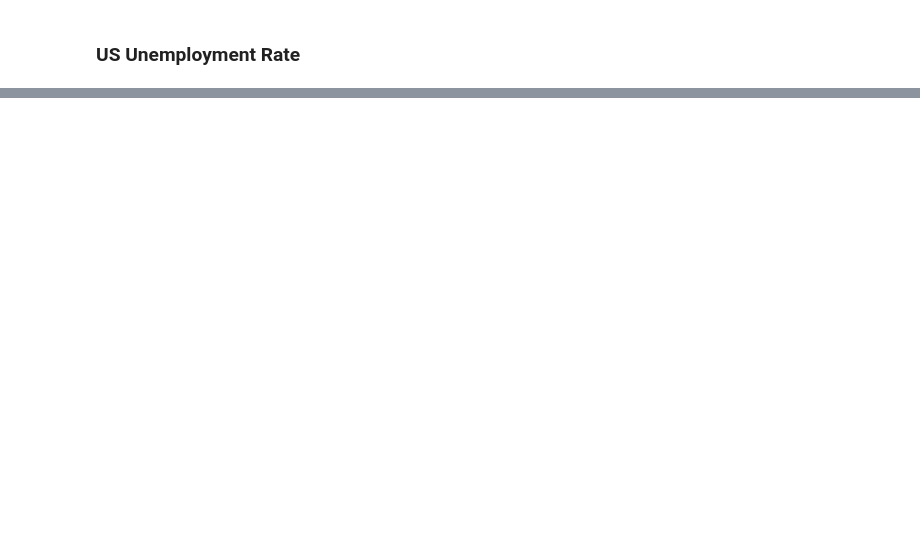
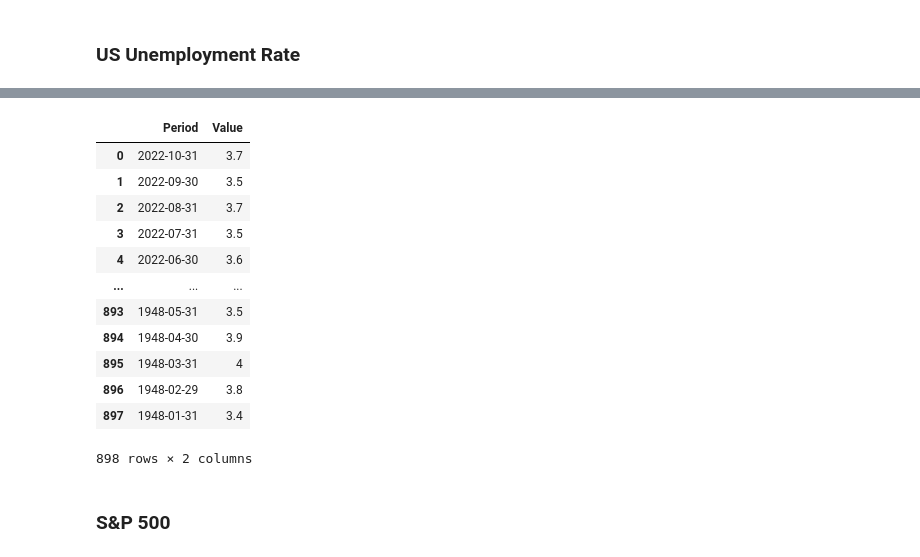
Before and after one commit to RaphHer/Project_Final_Ironhack, a Jupyter notebook: 2. Exploring the data .ipynb, the cells around one changed output, grey strips where cells are left out. Saved outputs shown, nothing was run; the diff lists cells and outputs as text; code cells hidden in the pictures; blank space fills up the shorter version.

```diff
--- a/2. Exploring the data .ipynb
+++ b/2. Exploring the data .ipynb
@@ -207,0 +193,45 @@ df_cpi_us = pd.read_excel(r"C:\Users\rapha\OneDrive\ironhack\projects\Project_Fi
+# %%
+# Get rid of NaN values
+df_unr_us.dropna(inplace=True) # get rid of Nan Values
+
+
+
+# Rename the column with the right name
+df_unr_us.rename(columns={'Unnamed: 0': 'Period',
+                            'Unnamed: 1': 'Value',
+                            'Unnamed: 2' : 'Simple Growth Rate %',
+                            'Unnamed: 3' : 'Y-o-Y Change %',
+                            'Unnamed: 4' : 'Annual % Rate',
+                            'Unnamed: 5' : 'Type'},
+                              inplace=True, errors='raise')
+
+# drop the row with the column name
+df_unr_us = df_unr_us.drop([df_unr_us.index[0]])
+
+
+# Reset the index
+df_unr_us.reset_index(drop=True, inplace=True)
+df_unr_us
+
+#delete columns
+df_unr_us.drop(['Type', 'Simple Growth Rate %', "Y-o-Y Change %", "Annual % Rate"], axis = 1, inplace = True)
+
+# Transform the date
+df_unr_us["Period"] = pd.to_datetime(df_unr_us["Period"])
+df_unr_us
+# %% [output]
+|  | Period | Value |
+| 0 | 2022-10-31 | 3.7 |
+| 1 | 2022-09-30 | 3.5 |
+| 2 | 2022-08-31 | 3.7 |
+| 3 | 2022-07-31 | 3.5 |
+| 4 | 2022-06-30 | 3.6 |
+| ... | ... | ... |
+| 893 | 1948-05-31 | 3.5 |
+| 894 | 1948-04-30 | 3.9 |
+| 895 | 1948-03-31 | 4 |
+| 896 | 1948-02-29 | 3.8 |
+| 897 | 1948-01-31 | 3.4 |
+898 rows × 2 columns
+# %% [markdown]
+### S&P 500
```
Also changed, not shown: parts of 16 cells of this notebook, 1 other file.
